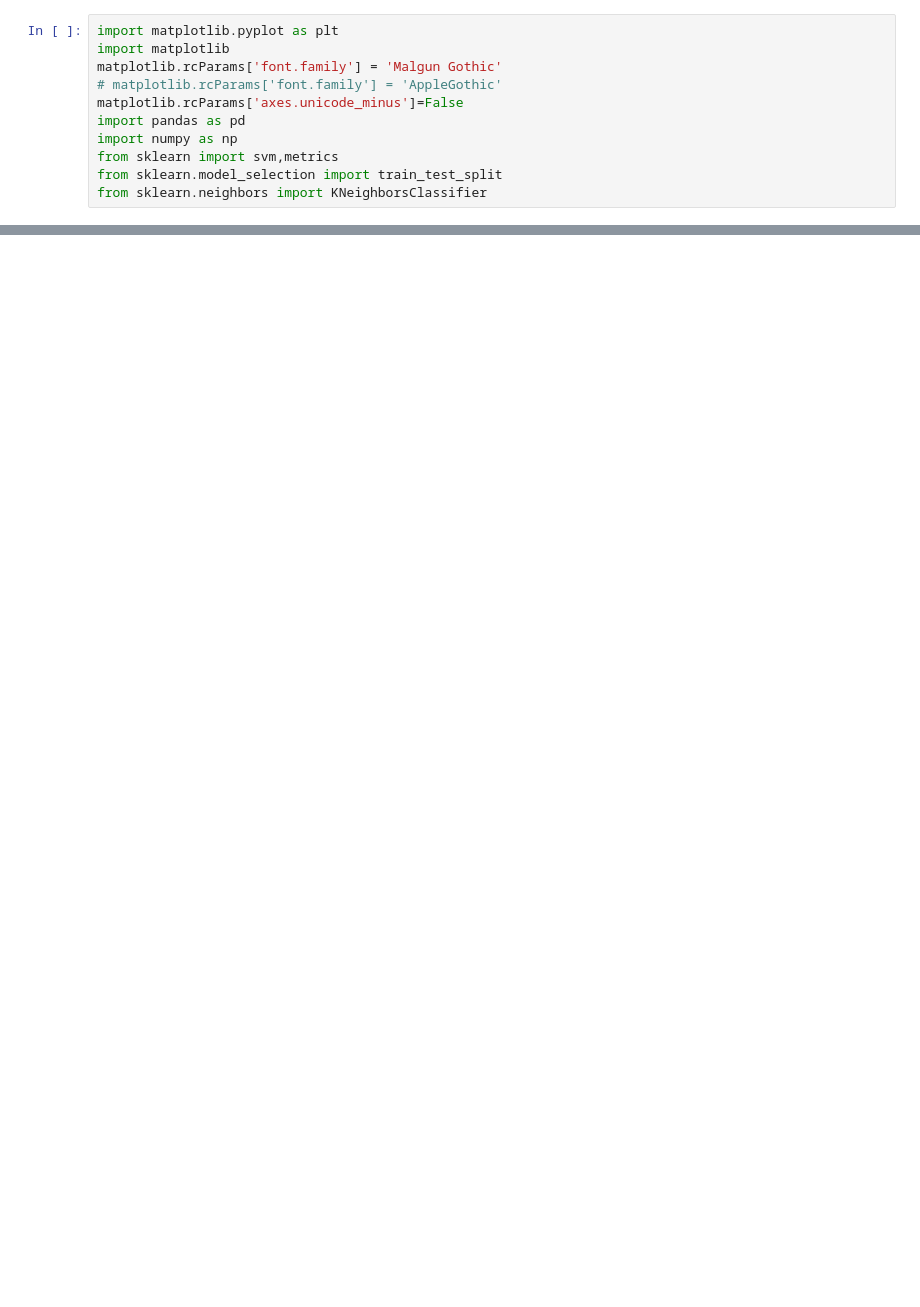
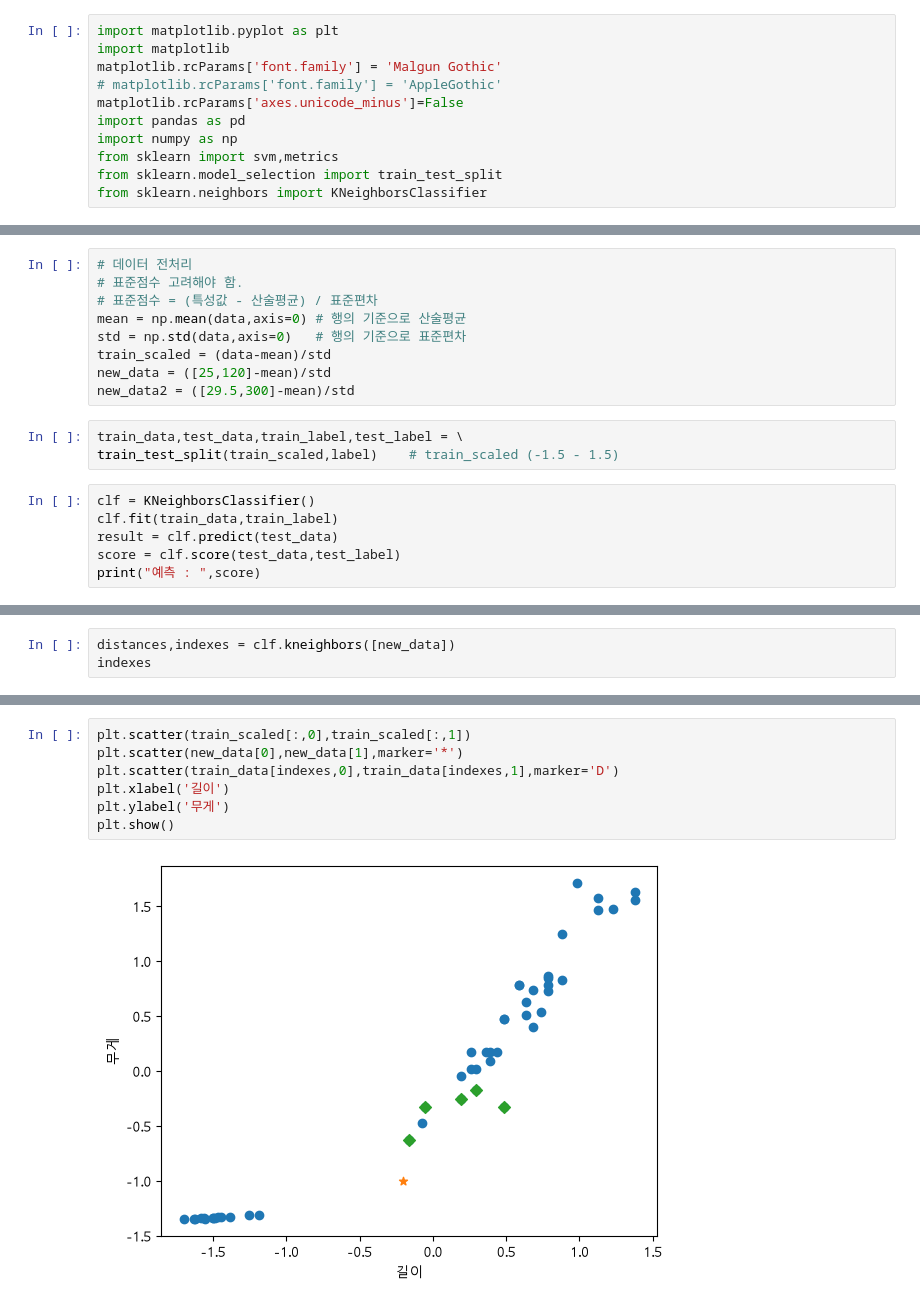
Before and after one commit to onulee/aix_learn_1106, a Jupyter notebook: p1109/p1109_05.ipynb, the cells around one changed output, grey strips where cells are left out. Cells and saved outputs as stored; diff of their text form; blank space fills up the shorter version.

Commit message:
표준점수 계산

```diff
--- a/p1109/p1109_05.ipynb
+++ b/p1109/p1109_05.ipynb
@@ -18,0 +29,18 @@ smelt_weight = [6.7, 7.5, 7.0, 9.7, 9.8, 8.7, 10.0, 9.9, 9.8, 12.2, 13.4, 12.2,
+# %%
+# 데이터 전처리
+# 표준점수 고려해야 함.
+# 표준점수 = (특성값 - 산술평균) / 표준편차
+mean = np.mean(data,axis=0) # 행의 기준으로 산술평균
+std = np.std(data,axis=0)   # 행의 기준으로 표준편차
+train_scaled = (data-mean)/std
+new_data = ([25,120]-mean)/std
+new_data2 = ([29.5,300]-mean)/std
+# %%
+train_data,test_data,train_label,test_label = \
+train_test_split(train_scaled,label)    # train_scaled (-1.5 - 1.5)
+# %%
+clf = KNeighborsClassifier()
+clf.fit(train_data,train_label)
+result = clf.predict(test_data)
+score = clf.score(test_data,test_label)
+print("예측 : ",score)
@@ -18,0 +49,3 @@ smelt_weight = [6.7, 7.5, 7.0, 9.7, 9.8, 8.7, 10.0, 9.9, 9.8, 12.2, 13.4, 12.2,
+# %%
+distances,indexes = clf.kneighbors([new_data])
+indexes
@@ -18,0 +63,9 @@ smelt_weight = [6.7, 7.5, 7.0, 9.7, 9.8, 8.7, 10.0, 9.9, 9.8, 12.2, 13.4, 12.2,
+# %%
+plt.scatter(train_scaled[:,0],train_scaled[:,1])
+plt.scatter(new_data[0],new_data[1],marker='*')
+plt.scatter(train_data[indexes,0],train_data[indexes,1],marker='D')
+plt.xlabel('길이')
+plt.ylabel('무게')
+plt.show()
+# %% [output]
+[figure, added]
```
Also changed, not shown: parts of 12 cells of this notebook, 1 other file.
